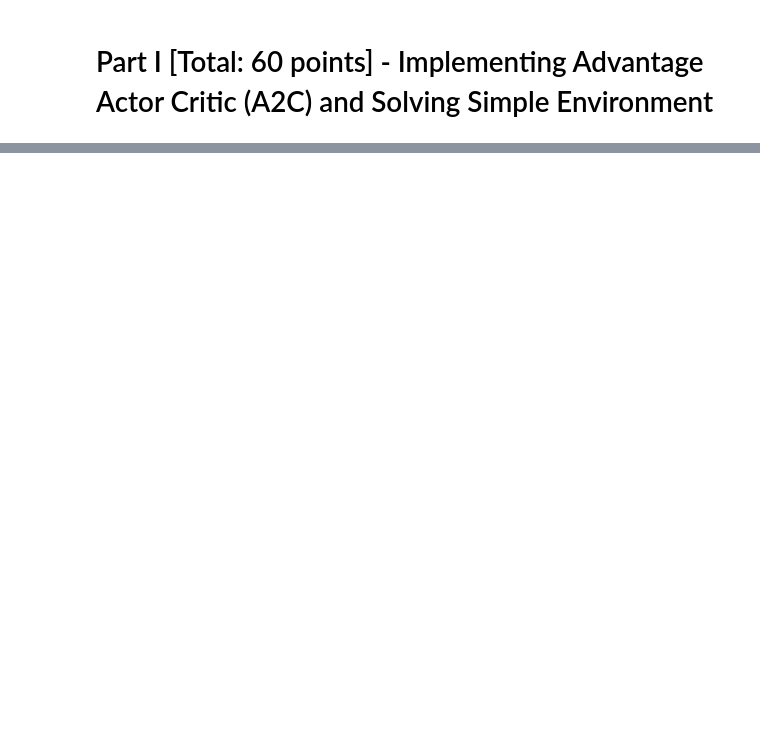
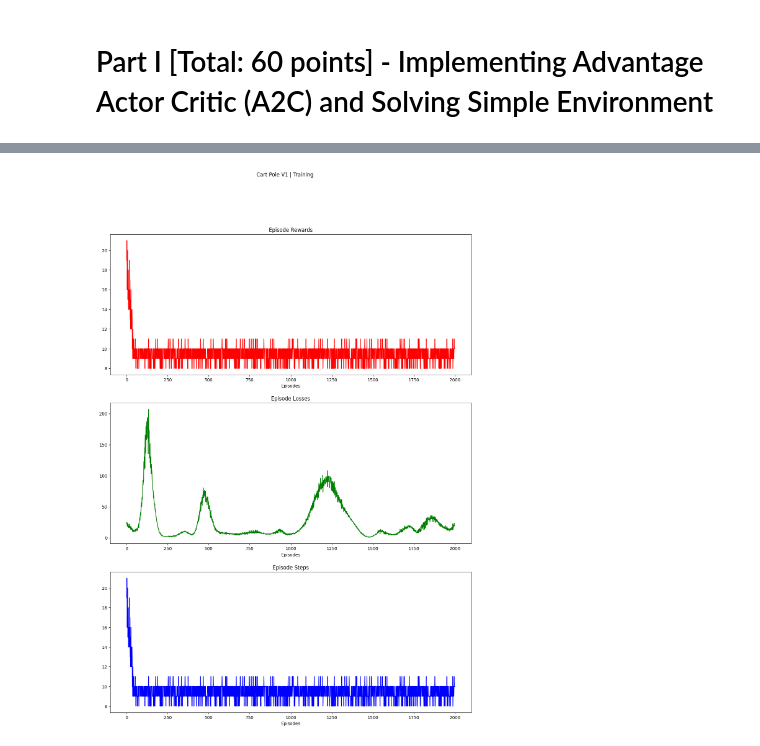
Before and after one commit to KishorKumar37/546-RL-A3, a Jupyter notebook: kishorku_assignment3_part1.ipynb, the cells around one changed output, grey strips where cells are left out. Saved outputs shown, nothing was run; the diff lists cells and outputs as text; code cells hidden in the pictures; blank space fills up the shorter version.

```diff
--- a/kishorku_assignment3_part1.ipynb
+++ b/kishorku_assignment3_part1.ipynb
@@ -13,3 +16,16 @@ mp.set_start_method('fork')
+# %%
+cartpole_episode_losses = torch.load("A3C_cartpole_episode_losses.pkl")
+cartpole_episode_steps = torch.load("A3C_cartpole_episode_steps.pkl")
+cartpole_episode_rewards = torch.load("A3C_cartpole_episode_rewards.pkl")
+# %%
+plt.figure(figsize=(15, 20))
+plt.subplot(311),plt.plot(list(range(len(cartpole_episode_rewards))), cartpole_episode_rewards, c="r"),plt.xlabel("Episodes"), plt.title('Episode Rewards')
+plt.subplot(312),plt.plot(list(range(len(cartpole_episode_losses))), cartpole_episode_losses, c="g"),plt.xlabel("Episodes"), plt.title('Episode Losses')
+plt.subplot(313),plt.plot(list(range(len(cartpole_episode_steps))), cartpole_episode_steps, c="b"),plt.xlabel("Episodes"), plt.title('Episode Steps')
+plt.suptitle("Cart Pole V1 | Training")
+plt.show()
+# %% [output]
+[figure, added]
 # %%
 class ActorCritic(nn.Module):
 
```
Also changed, not shown: parts of 7 cells of this notebook, 4 other files.
